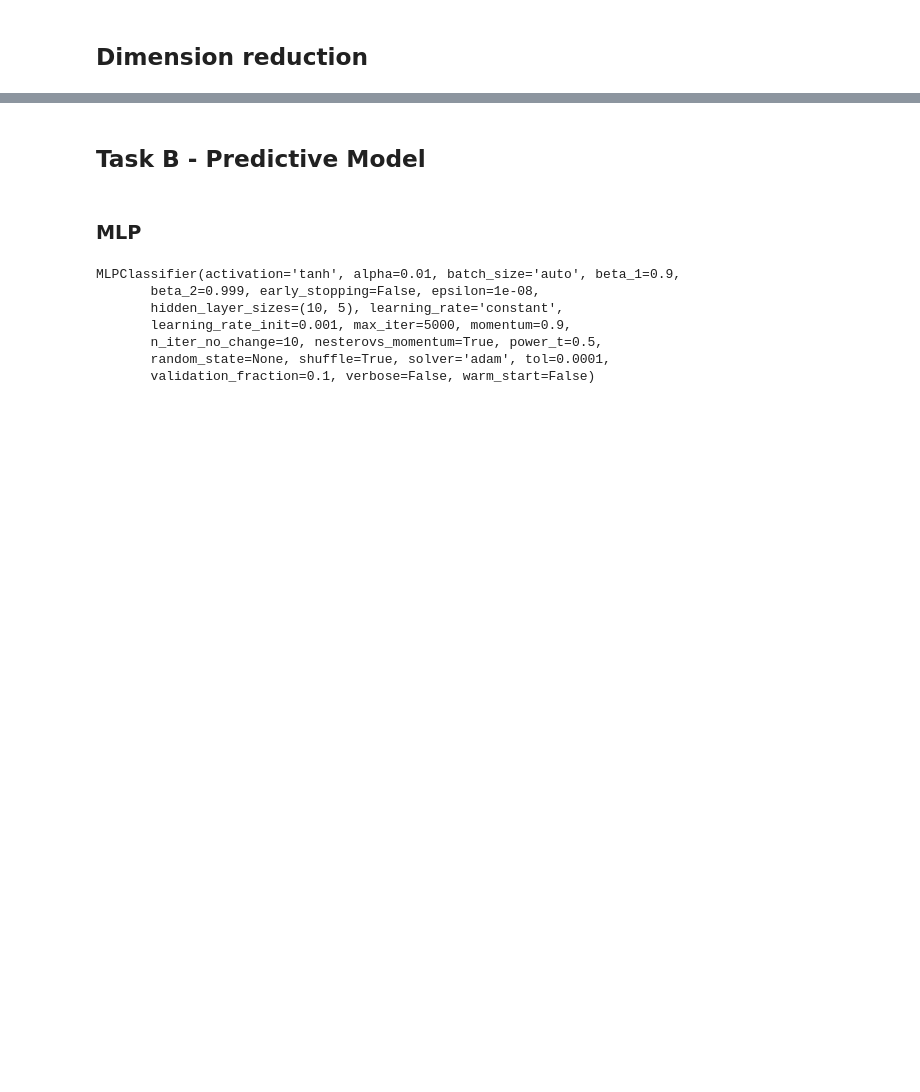
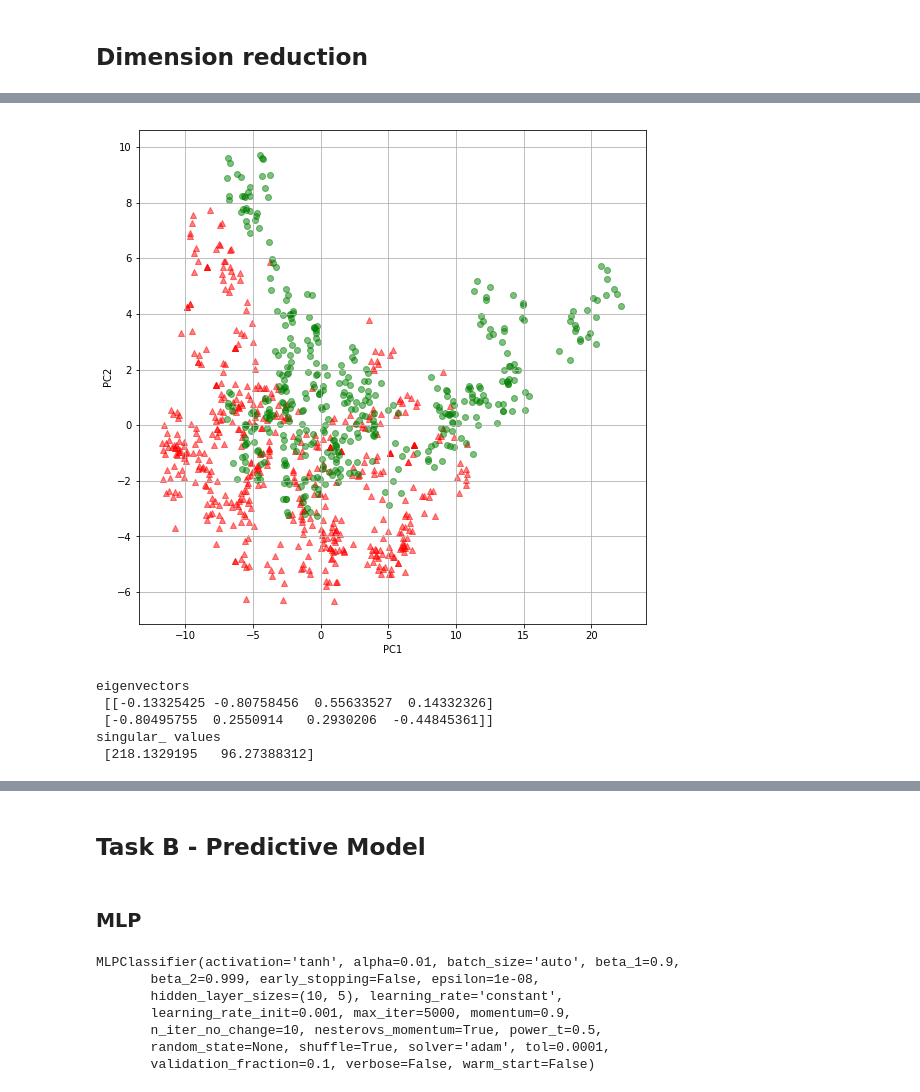
Before and after one commit to McKingly/ED-Data-Mining, a Jupyter notebook: Testing.ipynb, the cells around one changed output, grey strips where cells are left out. Drawn from its saved outputs; the diff is of its cells as text; code cells hidden in the pictures; blank space fills up the shorter version.

```diff
--- a/Testing.ipynb
+++ b/Testing.ipynb
@@ -332,0 +289,32 @@ ax.grid()
+# %%
+pca = PCA(n_components=2)
+X_train_pca1 = pca.fit_transform(X_train1)
+print
+
+fig = plt.figure(figsize=(20, 20))
+ax = fig.add_subplot(2,2,1)
+
+ax.scatter(X_train_pca1[y_train1 == 0, 0], X_train_pca1[y_train1 == 0, 1],
+              color='red', marker='^', alpha=0.5)
+ax.scatter(X_train_pca1[y_train1 == 1, 0], X_train_pca1[y_train1 == 1, 1],
+              color='green', marker='o', alpha=0.5)
+
+ax.set_xlabel('PC1')
+ax.set_ylabel('PC2')
+
+# plt.savefig('./figures/half_moon_2.png', dpi=300)
+ax.grid()
+plt.show()
+# %% [output]
+[figure, added]
+# %%
+# The eigenvectors
+print('eigenvectors\n', pca.components_)
+# singular values
+print('singular_ values\n', pca.singular_values_)
+# %% [output]
+eigenvectors
+ [[-0.13325425 -0.80758456  0.55633527  0.14332326]
+ [-0.80495755  0.2550914   0.2930206  -0.44845361]]
+singular_ values
+ [218.1329195   96.27388312]
```
Also changed, not shown: parts of 36 cells of this notebook.
